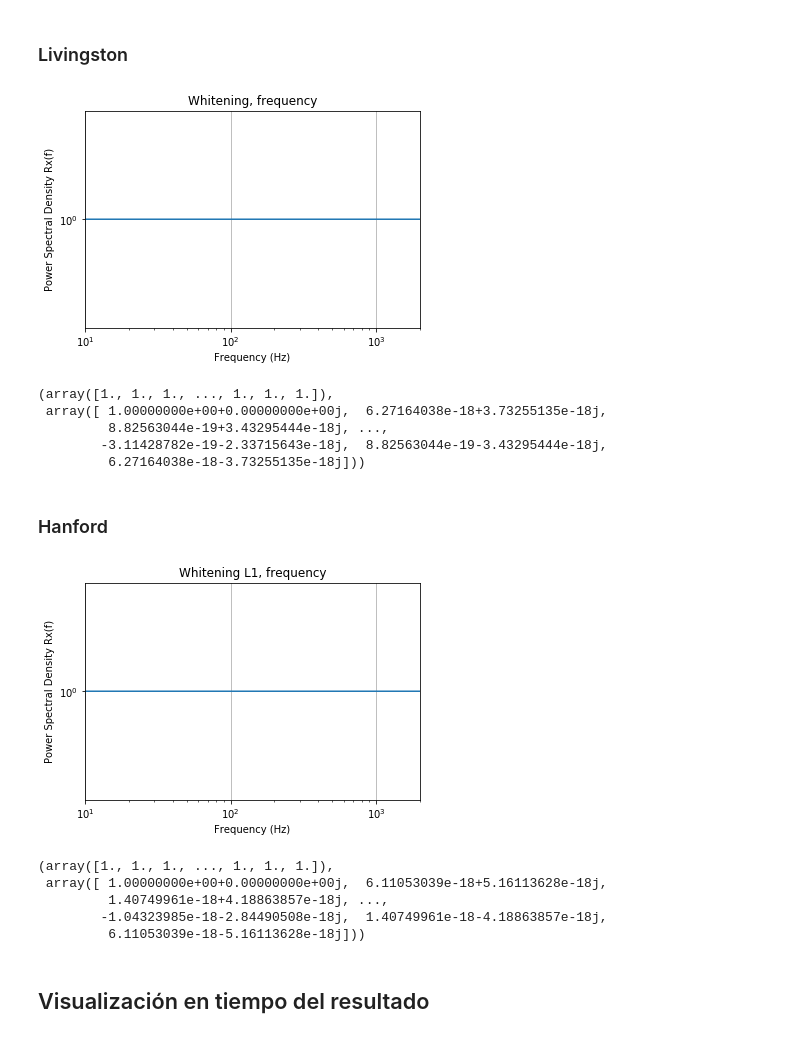
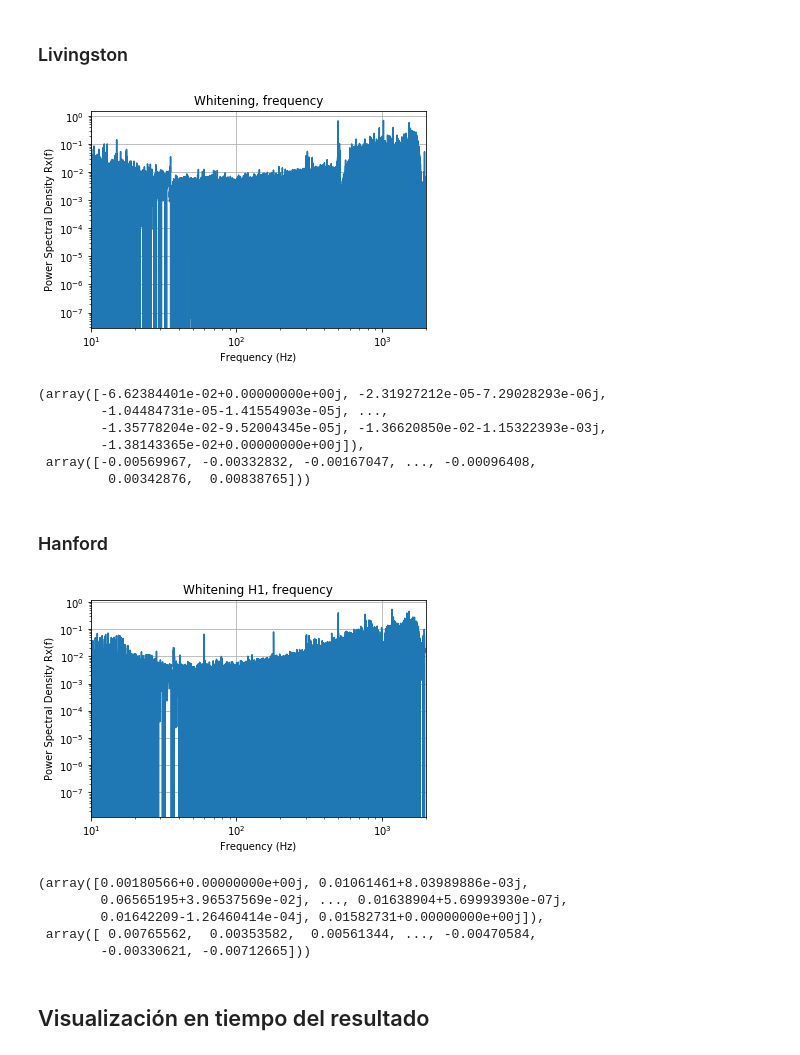
Before and after one commit to LuFernandez/PASA, a Jupyter notebook: TP1. Laboratorio de estimación no-paramétrica/Informe/Informe.ipynb, the cells around one changed output. Saved outputs shown, nothing was run; the diff lists cells and outputs as text; code cells hidden in the pictures.

```diff
--- a/TP1. Laboratorio de estimación no-paramétrica/Informe/Informe.ipynb
+++ b/TP1. Laboratorio de estimación no-paramétrica/Informe/Informe.ipynb
@@ -51,15 +51,15 @@ def read_data(path, name):
   strain, time, chan_dict = rl.loaddata(path, name)
   dt = time[1] - time[0]
   times = dt*np.array([i for i in range(len(strain))])
-  return (strain, times, chan_dict)
+  return (strain, times, chan_dict, dt)
 
 fs = 4096
 folder_path = "PASA/TP1. Laboratorio de estimación no-paramétrica/LIGO/"
 # leemos los datos de Livingston
-strain_l1, times_l1, chan_dict_l1 = read_data(path=folder_path+'L-L1_LOSC_4_V2-1126259446-32.hdf5', name='L1')
+strain_l1, times_l1, chan_dict_l1, dt_l1 = read_data(path=folder_path+'L-L1_LOSC_4_V2-1126259446-32.hdf5', name='L1')
 
 # leemos los datos de Hanford
-strain_h1, time_h1, chan_dict_h1 = read_data(path=folder_path+'H-H1_LOSC_4_V2-1126259446-32.hdf5', name='H1')
+strain_h1, time_h1, chan_dict_h1, dt_h1 = read_data(path=folder_path+'H-H1_LOSC_4_V2-1126259446-32.hdf5', name='H1')
 # %% [markdown]
 ## Visualización de datos
 # %%
@@ -332,50 +332,56 @@ d_f_h1_tot, f_Pxx_h1_tot = multitaper_dpss(data=strain_h1[2*len(strain_l1)//3+1:
 # %% [markdown]
 ### Implementación el filtro inversor
 # %%
-def whitening(freqs, data, xlim, title='', plot=False, plot_type=''):
+# def whitening(freqs, data, xlim, title='', plot=False, plot_type=''):
+# function to whiten data
+def whitening(old_freqs, old_data, strain, dt, xlim, title='', plot=False, plot_type=''):
+  interp_psd = interp1d(old_freqs, old_data)
+  Nt = len(strain)
 
-  inv_data = 1/scimath.sqrt(data)
+  freqs = np.fft.rfftfreq(Nt, dt)
 
-  whitened_freq_dom = np.multiply(abs(data), abs(inv_data)**2)
-  whitened_time_dom = np.fft.ifft(whitened_freq_dom)
-  if plot:
+  hf = np.fft.rfft(strain)
+  white_hf = hf / (np.sqrt(interp_psd(freqs) /dt/2.))
+  white_ht = np.fft.irfft(white_hf, n=Nt)
+
+  if plot is True:
     if plot_type is 'frequency':
-      plt.loglog(freqs, whitened_freq_dom)
+      plt.loglog(freqs, white_hf)
+      plt.xlim(xlim)
     elif plot_type is 'time':
-      plt.loglog(freqs, whitened_time_dom)
+      plt.loglog(white_ht)
 
-    plt.xlim(xlim)
     plt.grid()
     plt.title(title)
     plt.xlabel("Frequency (Hz)")
     plt.ylabel("Power Spectral Density Rx(f)")
     plt.show()
-
-  return (whitened_freq_dom, whitened_time_dom)
+  return white_hf, white_ht
 # %% [markdown]
 ## Visualización en frecuencia del resultado
 # %% [markdown]
 ### Livingston
 # %%
-whitening(p_f_l1_first, p_Pxx_l1_first, (10,2000), title='Whitening, frequency', plot=True, plot_type='frequency')
+whitening(old_freqs=p_f_l1_first, old_data=p_Pxx_l1_first,strain=strain_l1, dt=dt_l1, xlim=(10,2000), title='Whitening, frequency', plot=True, plot_type='frequency')
 # %% [output]
-[figure, old version]
+[figure, new version]
-(array([1., 1., 1., ..., 1., 1., 1.]),
- array([ 1.00000000e+00+0.00000000e+00j,  6.27164038e-18+3.73255135e-18j,
-         8.82563044e-19+3.43295444e-18j, ...,
-        -3.11428782e-19-2.33715643e-18j,  8.82563044e-19-3.43295444e-18j,
-         6.27164038e-18-3.73255135e-18j]))
+(array([-6.62384401e-02+0.00000000e+00j, -2.31927212e-05-7.29028293e-06j,
+        -1.04484731e-05-1.41554903e-05j, ...,
+        -1.35778204e-02-9.52004345e-05j, -1.36620850e-02-1.15322393e-03j,
+        -1.38143365e-02+0.00000000e+00j]),
+ array([-0.00569967, -0.00332832, -0.00167047, ..., -0.00096408,
+         0.00342876,  0.00838765]))
 # %% [markdown]
 ### Hanford
 # %%
-whitening(p_f_h1_first, p_Pxx_h1_first, (10,2000), title='Whitening L1, frequency', plot=True, plot_type='frequency')
+whitening(old_freqs=p_f_h1_first, old_data=p_Pxx_h1_first, strain=strain_h1, xlim=(10,2000), dt=dt_h1, title='Whitening H1, frequency', plot=True, plot_type='frequency')
 # %% [output]
-[figure, old version]
+[figure, new version]
-(array([1., 1., 1., ..., 1., 1., 1.]),
- array([ 1.00000000e+00+0.00000000e+00j,  6.11053039e-18+5.16113628e-18j,
-         1.40749961e-18+4.18863857e-18j, ...,
-        -1.04323985e-18-2.84490508e-18j,  1.40749961e-18-4.18863857e-18j,
-         6.11053039e-18-5.16113628e-18j]))
+(array([0.00180566+0.00000000e+00j, 0.01061461+8.03989886e-03j,
+        0.06565195+3.96537569e-02j, ..., 0.01638904+5.69993930e-07j,
+        0.01642209-1.26460414e-04j, 0.01582731+0.00000000e+00j]),
+ array([ 0.00765562,  0.00353582,  0.00561344, ..., -0.00470584,
+        -0.00330621, -0.00712665]))
 # %% [markdown]
 ## Visualización en tiempo del resultado
 # %% [markdown]
```
Also changed, not shown: parts of 5 cells of this notebook.
